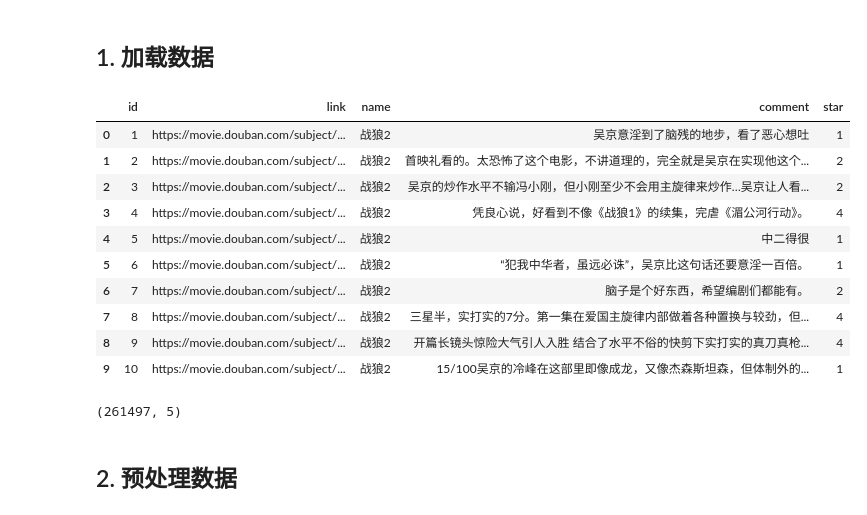
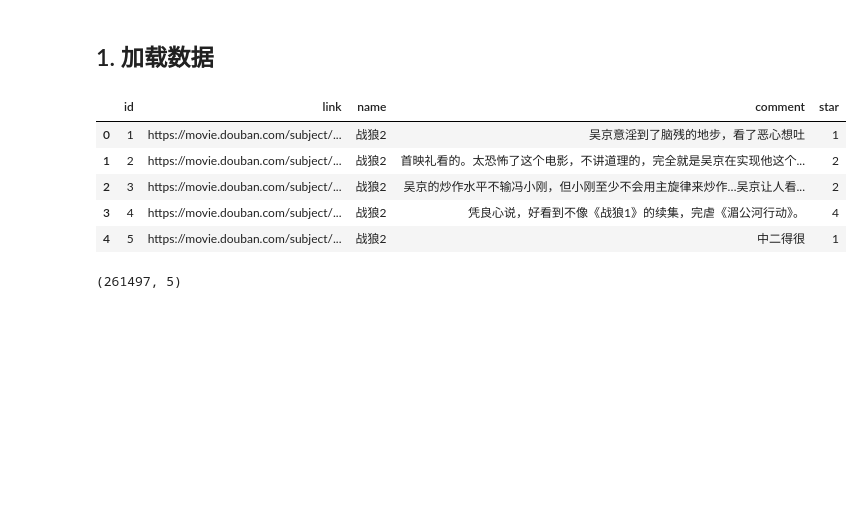
Before and after one commit to dinglight/ainlp_2019_summer, a Jupyter notebook: lesson10/lesson10-assignment.ipynb, the cells around one changed output. Saved outputs shown, nothing was run; the diff lists cells and outputs as text; code cells hidden in the pictures; blank space fills up the shorter version.

```diff
--- a/lesson10/lesson10-assignment.ipynb
+++ b/lesson10/lesson10-assignment.ipynb
@@ -5,24 +5,17 @@
 # %%
 import pandas as pd
 fname = 'movie_comments.csv'
 df = pd.read_csv(fname, encoding='utf8')
 
-df.head(10)
+df.head()
 # %% [output]
 |  | id | link | name | comment | star |
 | 0 | 1 | https://movie.douban.com/subject/... | 战狼2 | 吴京意淫到了脑残的地步，看了恶心想吐 | 1 |
 | 1 | 2 | https://movie.douban.com/subject/... | 战狼2 | 首映礼看的。太恐怖了这个电影，不讲道理的，完全就是吴京在实现他这个... | 2 |
 | 2 | 3 | https://movie.douban.com/subject/... | 战狼2 | 吴京的炒作水平不输冯小刚，但小刚至少不会用主旋律来炒作…吴京让人看... | 2 |
 | 3 | 4 | https://movie.douban.com/subject/... | 战狼2 | 凭良心说，好看到不像《战狼1》的续集，完虐《湄公河行动》。 | 4 |
 | 4 | 5 | https://movie.douban.com/subject/... | 战狼2 | 中二得很 | 1 |
-| 5 | 6 | https://movie.douban.com/subject/... | 战狼2 | “犯我中华者，虽远必诛”，吴京比这句话还要意淫一百倍。 | 1 |
-| 6 | 7 | https://movie.douban.com/subject/... | 战狼2 | 脑子是个好东西，希望编剧们都能有。 | 2 |
-| 7 | 8 | https://movie.douban.com/subject/... | 战狼2 | 三星半，实打实的7分。第一集在爱国主旋律内部做着各种置换与较劲，但... | 4 |
-| 8 | 9 | https://movie.douban.com/subject/... | 战狼2 | 开篇长镜头惊险大气引人入胜 结合了水平不俗的快剪下实打实的真刀真枪... | 4 |
-| 9 | 10 | https://movie.douban.com/subject/... | 战狼2 | 15/100吴京的冷峰在这部里即像成龙，又像杰森斯坦森，但体制外的... | 1 |
 # %%
 df.shape
 # %% [output]
 (261497, 5)
-# %% [markdown]
-## 2. 预处理数据
```
Also changed, not shown: parts of 65 cells of this notebook.
